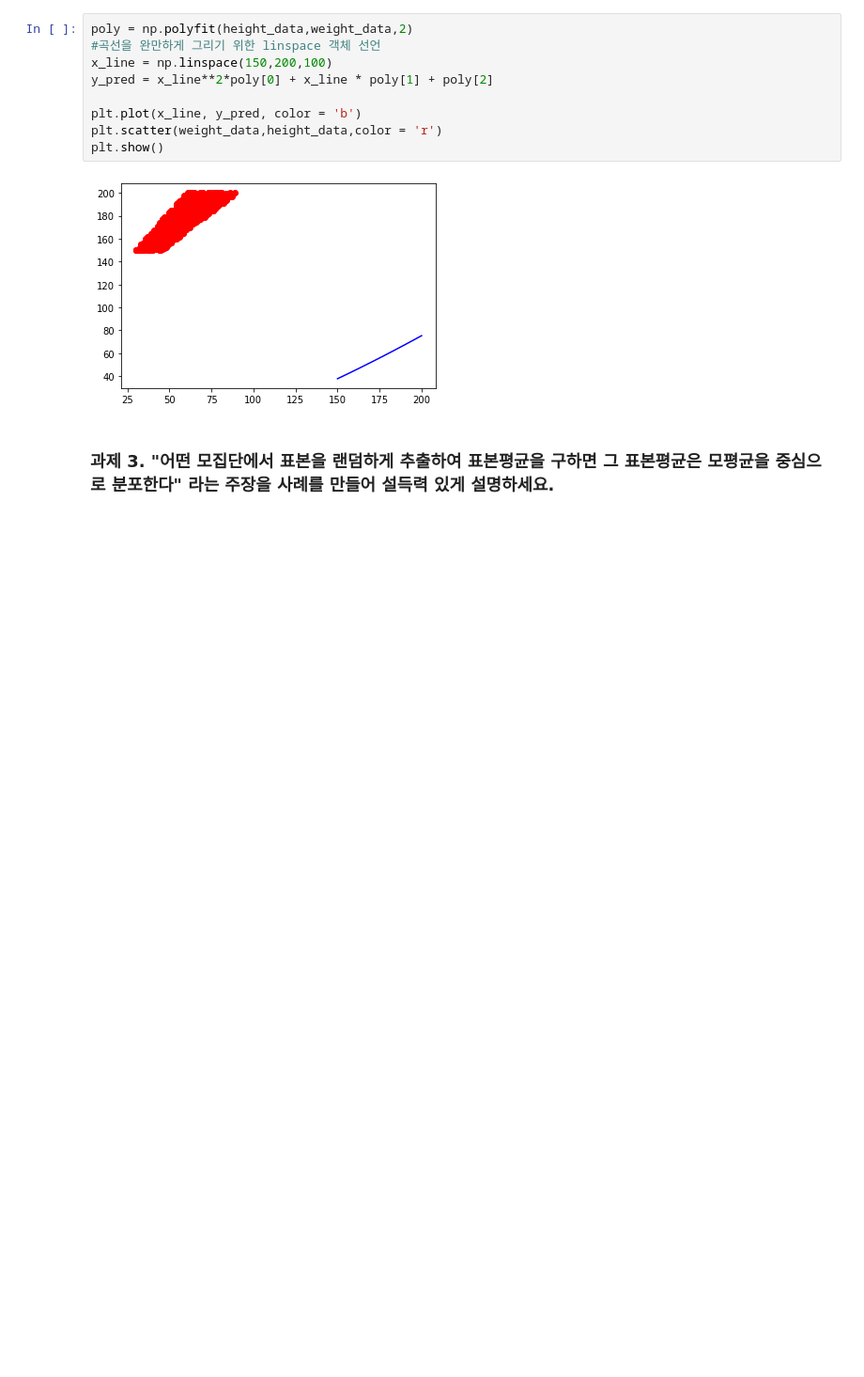
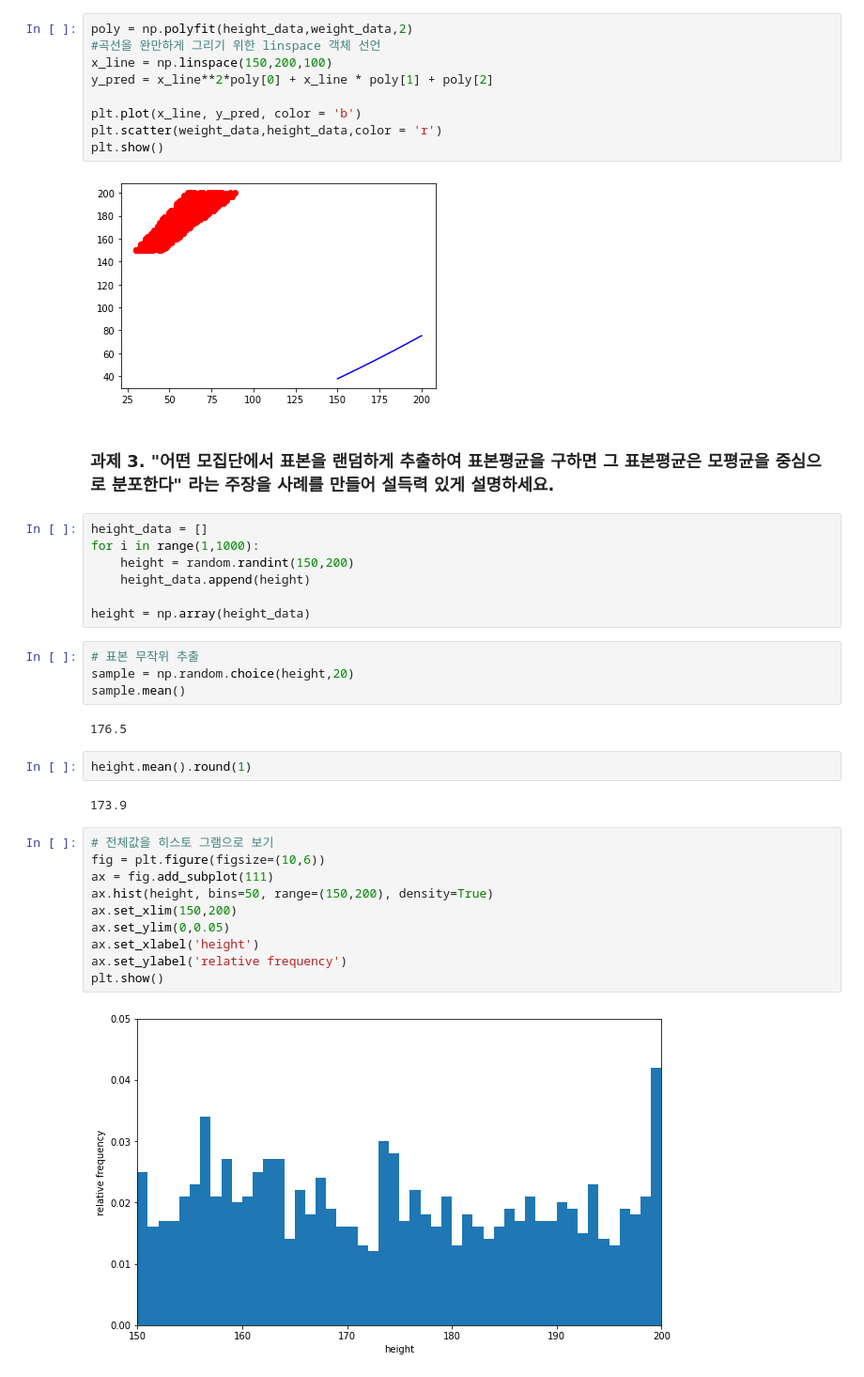
Before and after one commit to ddeodeok/cakd7, a Jupyter notebook: m3_통계/과제.ipynb, the cells around one changed output. Shown at 94% size. Drawn from its saved outputs; the diff is of its cells as text; blank space fills up the shorter version.

```diff
--- a/m3_통계/과제.ipynb
+++ b/m3_통계/과제.ipynb
@@ -401,3 +401,32 @@ plt.show()
 [figure]
 # %% [markdown]
 ### 과제 3. "어떤 모집단에서 표본을 랜덤하게 추출하여 표본평균을 구하면 그 표본평균은 모평균을 중심으로 분포한다" 라는 주장을 사례를 만들어 설득력 있게 설명하세요.
+# %%
+height_data = []
+for i in range(1,1000):
+    height = random.randint(150,200)
+    height_data.append(height)
+
+height = np.array(height_data)
+# %%
+# 표본 무작위 추출
+sample = np.random.choice(height,20)
+sample.mean()
+# %% [output]
+176.5
+# %%
+height.mean().round(1)
+# %% [output]
+173.9
+# %%
+# 전체값을 히스토 그램으로 보기
+fig = plt.figure(figsize=(10,6))
+ax = fig.add_subplot(111)
+ax.hist(height, bins=50, range=(150,200), density=True)
+ax.set_xlim(150,200)
+ax.set_ylim(0,0.05)
+ax.set_xlabel('height')
+ax.set_ylabel('relative frequency')
+plt.show()
+# %% [output]
+[figure, added]
```
Also changed, not shown: parts of 4 cells of this notebook, 1 other file.
